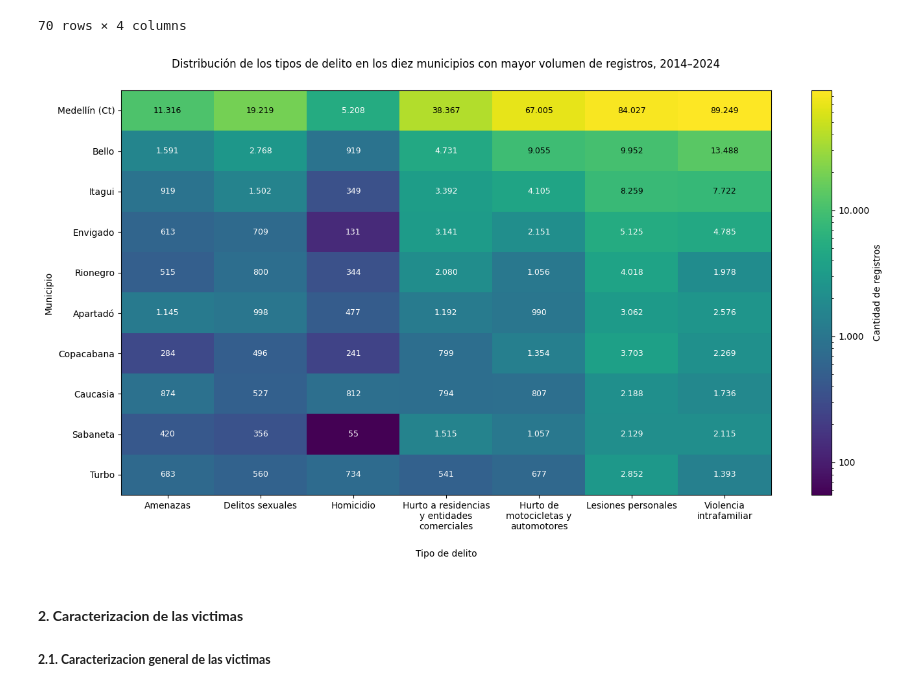
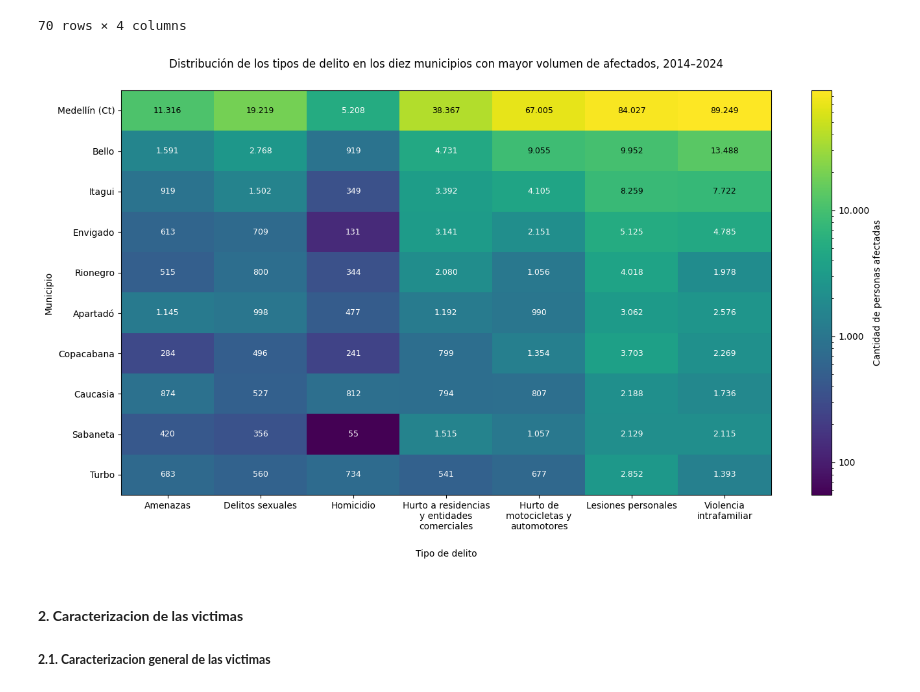
Before and after one commit to SaraBalbin/DW_Analisis_Criminalidad_Colombia, a Jupyter notebook: 04_Analisis_exploratorio.ipynb, the cells around one changed output. Cells and saved outputs as stored; diff of their text form; code cells hidden in the pictures.

```diff
--- a/04_Analisis_exploratorio.ipynb
+++ b/04_Analisis_exploratorio.ipynb
@@ -216,7 +107,7 @@ ax1.bar(
 )
 
 ax1.set_title(
-    "(a) Cantidad de delitos",
+    "(a) Cantidad de absoluta",
     fontsize=13
 )
 
@@ -226,7 +117,7 @@ ax1.set_xlabel(
 )
 
 ax1.set_ylabel(
-    "Cantidad de delitos",
+    "Cantidad de personas afectadas",
     labelpad=10
 )
 
@@ -393,6 +284,7 @@ import numpy as np
 import matplotlib.pyplot as plt
 from matplotlib.colors import LogNorm
 from textwrap import fill
+from matplotlib.ticker import FuncFormatter
 
 # ==========================================================
 # PREPARACIÓN DE LOS DATOS
@@ -475,7 +367,7 @@ ax.set_xlabel("Tipo de delito", labelpad=20)
 ax.set_ylabel("Municipio")
 
 ax.set_title(
-    "Distribución de los tipos de delito en los diez municipios con mayor volumen de registros, 2014–2024",
+    "Distribución de los tipos de delito en los diez municipios con mayor volumen de afectados, 2014–2024",
     pad=25
 )
 
@@ -504,35 +396,35 @@ for i in range(datos.shape[0]):
             )
 
             # Fondo oscuro -> texto blanco
             # Fondo claro -> texto negro
             color_texto = "white" if luminancia < 0.5 else "black"
 
             ax.text(
                 j,
                 i,
                 texto,
                 ha="center",
                 va="center",
                 fontsize=9,
                 color=color_texto
             )
 
 # ==========================================================
 # BARRA DE COLOR
 # ==========================================================
 
 cbar = fig.colorbar(imagen, ax=ax)
 
-cbar.set_label("Cantidad de registros")
+cbar.set_label("Cantidad de personas afectadas")
 
 cbar.ax.yaxis.set_major_formatter(
     FuncFormatter(lambda x, pos: f"{int(x):,}".replace(",", "."))
 )
 
 plt.tight_layout()
 plt.show()
 # %% [output]
-[figure, old version]
+[figure, new version]
 # %% [markdown]
 #### **2. Caracterizacion de las victimas**
 
```
Also changed, not shown: parts of 10 cells of this notebook.
